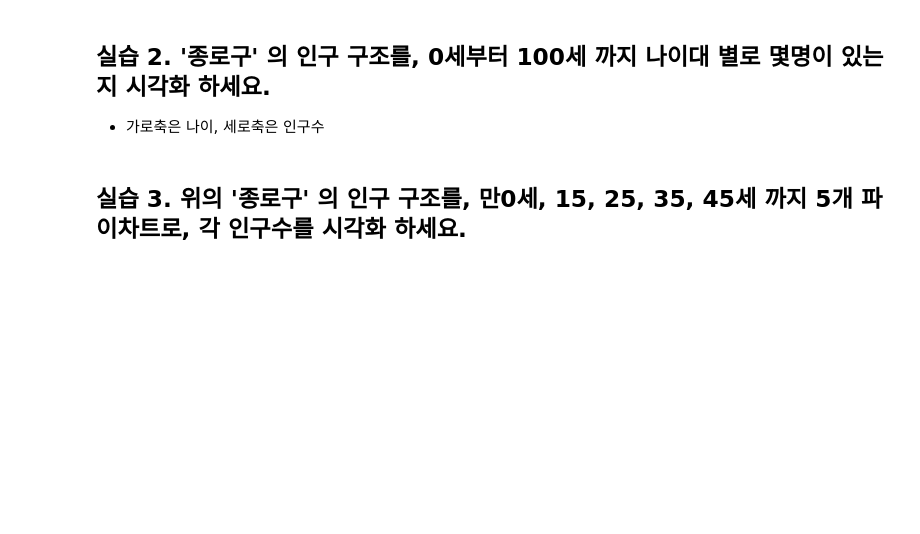
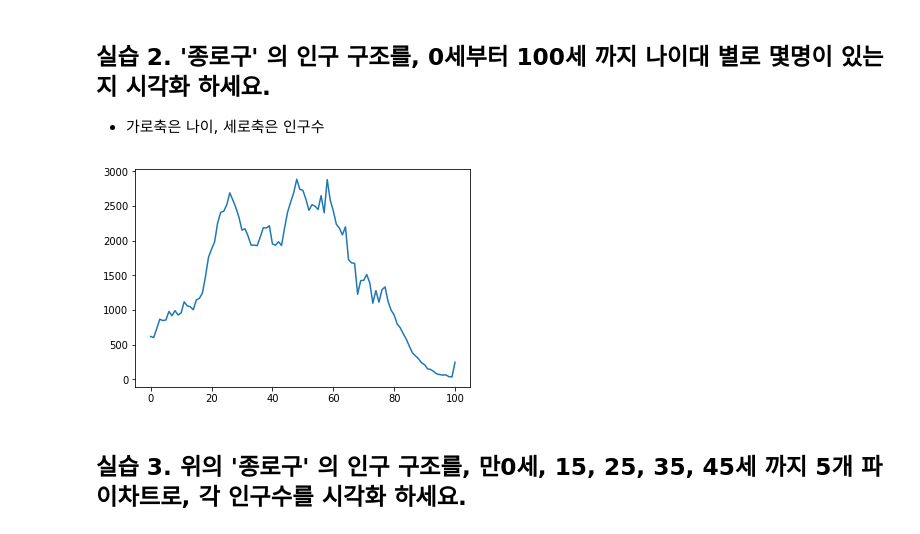
Before and after one commit to twistyang/python_sun, a Jupyter notebook: part07/1.a 프로젝트 - 인구조사.ipynb, the cells around one changed output. Cells and saved outputs as stored; diff of their text form; code cells hidden in the pictures; blank space fills up the shorter version.

```diff
--- a/part07/1.a 프로젝트 - 인구조사.ipynb
+++ b/part07/1.a 프로젝트 - 인구조사.ipynb
@@ -22,5 +125,14 @@ import seaborn as sb
 # %% [markdown]
 ## 실습 2. '종로구' 의 인구 구조를,  0세부터 100세 까지 나이대 별로 몇명이 있는지 시각화 하세요.
 - 가로축은 나이, 세로축은 인구수
+# %%
+new_df = df[ df['행정구역'].str.contains('종로구') ]
+# %%
+plot_data = new_df.iloc[0 , 3:]
+# %%
+plt.plot(list(plot_data))
+plt.show()
+# %% [output]
+[figure, added]
 # %% [markdown]
 ## 실습 3. 위의 '종로구' 의 인구 구조를,  만0세, 15, 25, 35, 45세 까지 5개 파이차트로, 각 인구수를 시각화 하세요.
```
Also changed, not shown: parts of 19 cells of this notebook, 4 other files.
